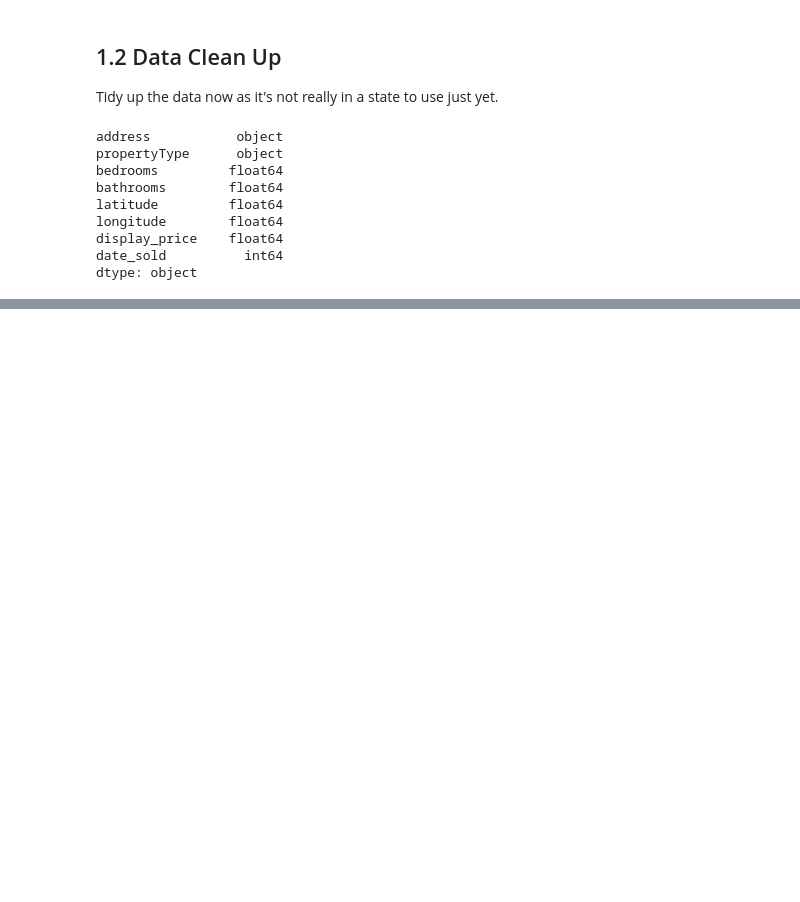
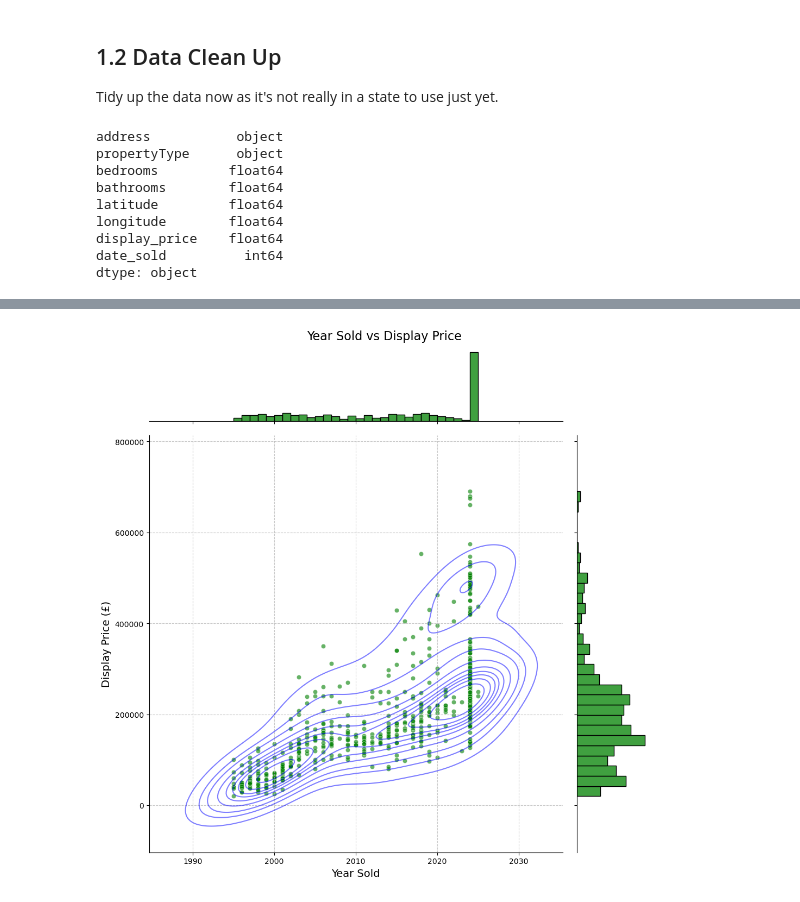
Before and after one commit to RoryThomas16/Cardiff-Housing-Price-Predictor, a Jupyter notebook: Cardiff-Housing_Price_Predictor.ipynb, the cells around one changed output, grey strips where cells are left out. Saved outputs shown, nothing was run; the diff lists cells and outputs as text; code cells hidden in the pictures; blank space fills up the shorter version.

```diff
--- a/Cardiff-Housing_Price_Predictor.ipynb
+++ b/Cardiff-Housing_Price_Predictor.ipynb
@@ -76,0 +103,13 @@ fig.show()
+# %%
+sns.jointplot(data=df,x='year_sold',y='display_price',kind='scatter',alpha=0.6,color='green',marginal_kws=dict(bins=30, fill=True),height=10, ratio=5) # Generate Scatter and hist
+sns.kdeplot(data=df,x='year_sold',y='display_price',levels=10,color='blue',alpha=0.5,)  # KDE plot to generate contour map
+
+plt.suptitle('Year Sold vs Display Price', y=1.02, fontsize=16)
+plt.xlabel('Year Sold', fontsize=14)
+plt.ylabel('Display Price (£)', fontsize=14)
+
+# Show the plot
+plt.grid(linestyle='--', alpha=0.7)
+plt.show()
+# %% [output]
+[figure, added]
```
Also changed, not shown: parts of 5 cells of this notebook.
